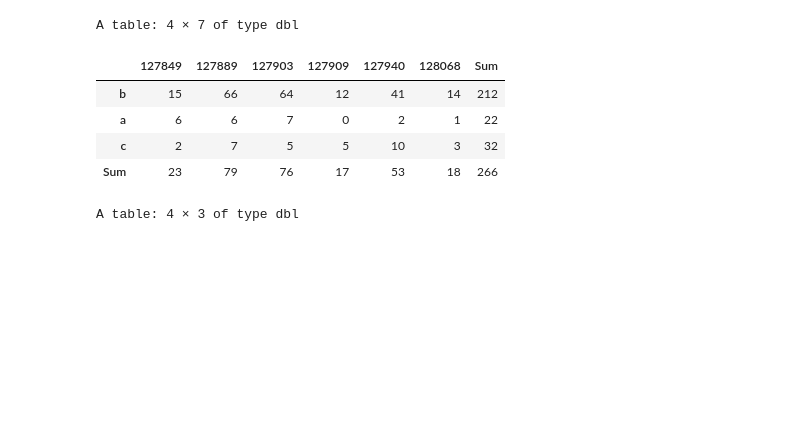
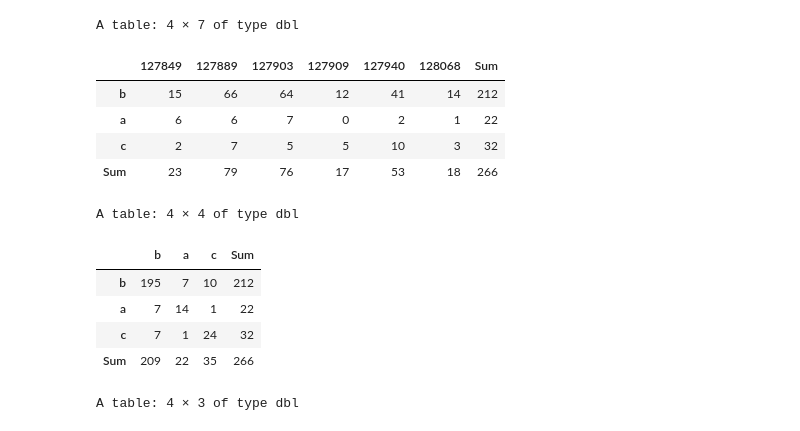
Before and after one commit to seantyh/hosaurus, a Jupyter notebook: lmer_ho_all_data.ipynb, the cells around one changed output. Cells and saved outputs as stored; diff of their text form; code cells hidden in the pictures; blank space fills up the shorter version.

```diff
--- a/lmer_ho_all_data.ipynb
+++ b/lmer_ho_all_data.ipynb
@@ -90,6 +116,15 @@ A table: 4 × 7 of type dbl
 | a | 6 | 6 | 7 | 0 | 2 | 1 | 22 |
 | c | 2 | 7 | 5 | 5 | 10 | 3 | 32 |
 | Sum | 23 | 79 | 76 | 17 | 53 | 18 | 266 |
+# %%
+addmargins(xtabs(~function_1+function_2, data=data))
+# %% [output]
+A table: 4 × 4 of type dbl
+|  | b | a | c | Sum |
+| b | 195 | 7 | 10 | 212 |
+| a | 7 | 14 | 1 | 22 |
+| c | 7 | 1 | 24 | 32 |
+| Sum | 209 | 22 | 35 | 266 |
 # %%
 addmargins(xtabs(~function_1+position, data=data))
 # %% [output]
```
Also changed, not shown: parts of 2 cells of this notebook, 1 other file.
